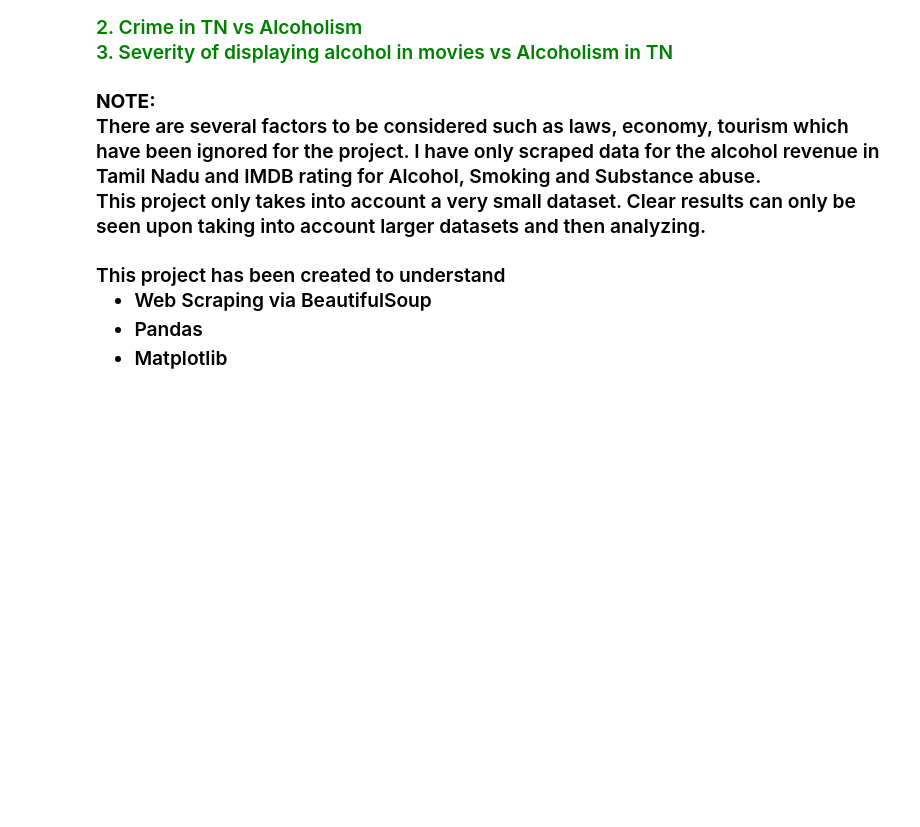
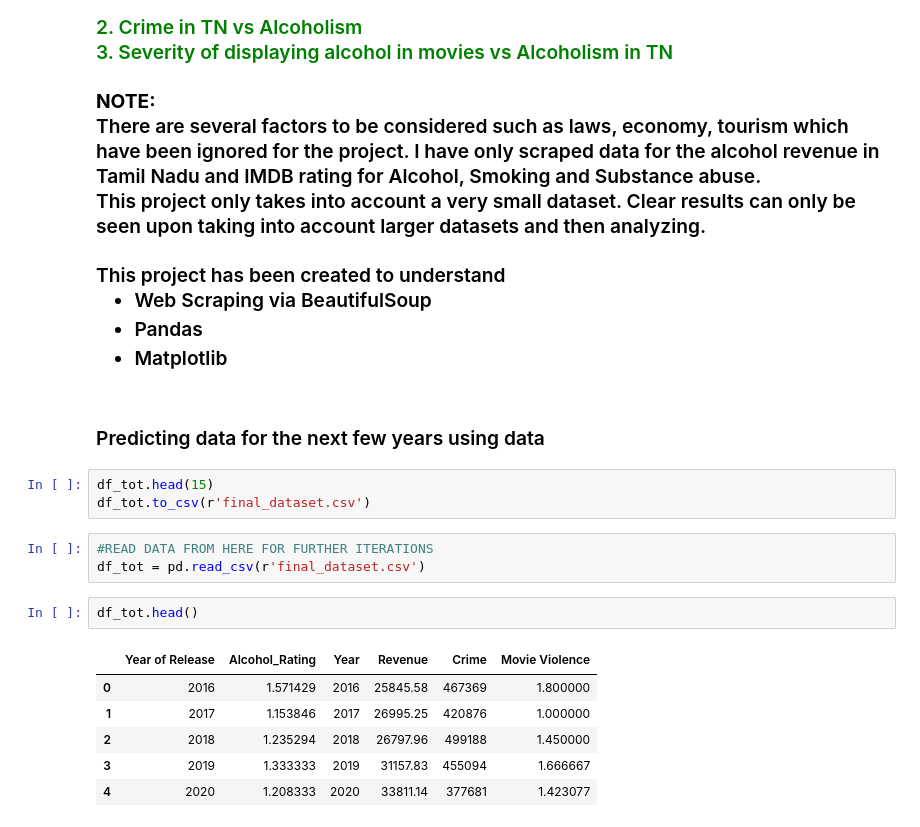
Before and after one commit to Roshni-Bala/Movies-Alcohol-Data-Analysis, a Jupyter notebook: Movies.ipynb, the cells around one changed output. Cells and saved outputs as stored; diff of their text form; blank space fills up the shorter version.

```diff
--- a/Movies.ipynb
+++ b/Movies.ipynb
@@ -809,3 +809,20 @@ plt.show()
 ### <b>NOTE:</b><br>There are several factors to be considered such as laws, economy, tourism which have been ignored for the project. I have only scraped data for the alcohol revenue in Tamil Nadu and IMDB rating for Alcohol, Smoking and Substance abuse.<br>This project only takes into account a very small dataset. Clear results can only be seen upon taking into account larger datasets and then analyzing.
 
 ### This project has been created to understand <br> <ul><li>Web Scraping via BeautifulSoup</li><li>Pandas</li><li>Matplotlib</li></ul>
+# %% [markdown]
+### Predicting data for the next few years using data
+# %%
+df_tot.head(15)
+df_tot.to_csv(r'final_dataset.csv')
+# %%
+#READ DATA FROM HERE FOR FURTHER ITERATIONS
+df_tot = pd.read_csv(r'final_dataset.csv')
+# %%
+df_tot.head()
+# %% [output]
+|  | Year of Release | Alcohol_Rating | Year | Revenue | Crime | Movie Violence |
+| 0 | 2016 | 1.571429 | 2016 | 25845.58 | 467369 | 1.800000 |
+| 1 | 2017 | 1.153846 | 2017 | 26995.25 | 420876 | 1.000000 |
+| 2 | 2018 | 1.235294 | 2018 | 26797.96 | 499188 | 1.450000 |
+| 3 | 2019 | 1.333333 | 2019 | 31157.83 | 455094 | 1.666667 |
+| 4 | 2020 | 1.208333 | 2020 | 33811.14 | 377681 | 1.423077 |
```
Also changed, not shown: parts of 21 cells of this notebook.
